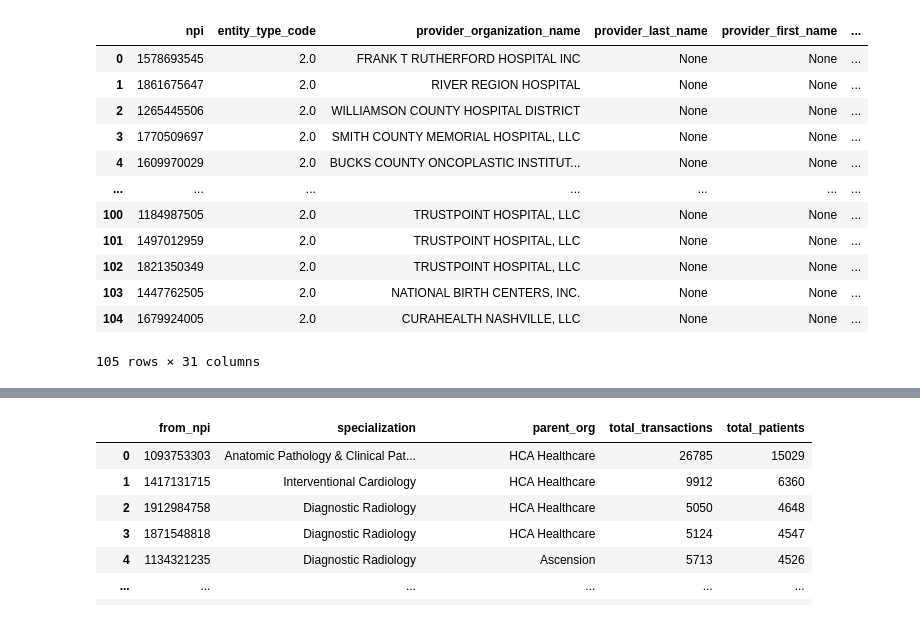
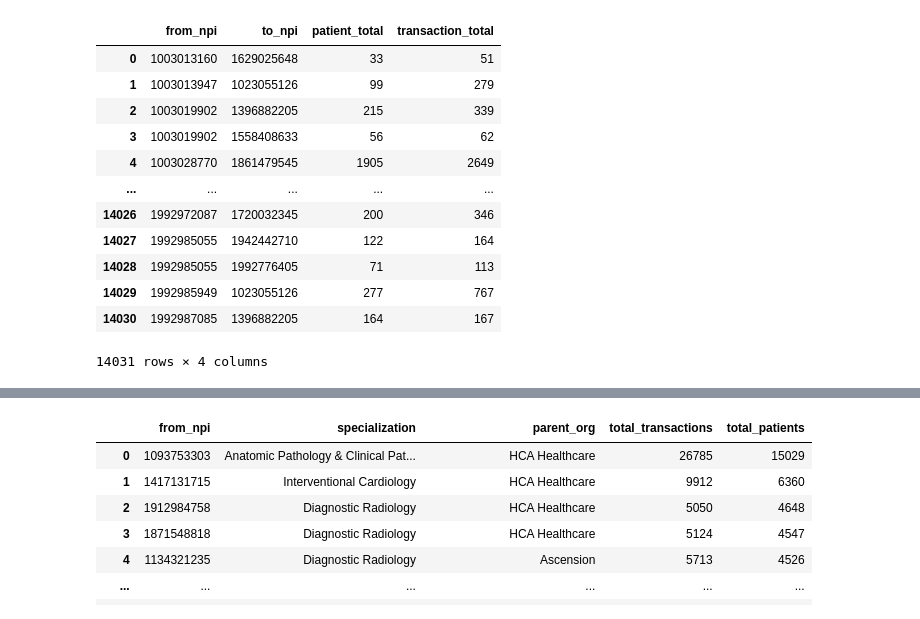
Before and after one commit to nss-data-science-cohort-6/hop_team-the-hindenburgs, a Jupyter notebook: notebooks/hop_team_exploration.ipynb, the cells around one changed output, grey strips where cells are left out. Cells and saved outputs as stored; diff of their text form; code cells hidden in the pictures.

```diff
--- a/notebooks/hop_team_exploration.ipynb
+++ b/notebooks/hop_team_exploration.ipynb
@@ -33,0 +39,15 @@ test_sqlite
+# %%
+var = tuple(hospitals['npi'].tolist())
+
+query =f"""
+SELECT DISTINCT organization_name
+FROM hop_teaming ht
+INNER JOIN nnpes np
+ON ht.to_npi = np.npi
+WHERE to_npi IN {var}
+"""
+
+with sqlite3.connect('../data/hop_teaming_database.sqlite') as db:
+    hop_hospitals = pd.read_sql(query, db)
+
+hop_hospitals
@@ -34,34 +72,45 @@ test_sqlite
 # %%
 query = """
-SELECT *
-FROM nnpes AS np
-INNER JOIN nucc_taxonomy AS nt
-ON np.primary_taxonomy = nt.code
-INNER JOIN zip_cbsa AS zc
-ON np.postal_code = zc.zip
-WHERE entity_type_code = 2.0
-    AND state = 'TN'
-    AND cbsa = 34980
-    AND res_ratio >= 0.5
+WITH hospitals AS (
+    SELECT DISTINCT npi
+    FROM nnpes AS np
+    INNER JOIN nucc_taxonomy AS nt
+    ON np.primary_taxonomy = nt.code
+    INNER JOIN zip_cbsa AS zc
+    ON np.postal_code = zc.zip
+    WHERE entity_type_code = 2.0
+        AND state = 'TN'
+        AND cbsa = 34980
     AND classification LIKE '%Hospital'
-    AND provider_organization_name NOT LIKE '%PAY%'
+    AND organization_name NOT LIKE '%PAY%'
+)
+SELECT
+    from_npi,
+    to_npi,
+    SUM(patient_count) AS patient_total,
+    SUM(transaction_count) AS transaction_total
+FROM hop_teaming
+WHERE to_npi IN hospitals
+GROUP BY from_npi, to_npi
 """
 
+# LIMIT 1000;
+
 with sqlite3.connect('../data/hop_teaming_database.sqlite') as db:
-    hospitals = pd.read_sql(query, db)
+    providers_to_hospitals = pd.read_sql(query, db)
 
-hospitals
+providers_to_hospitals
 # %% [output]
-|  | npi | entity_type_code | provider_organization_name | provider_last_name | provider_first_name | ... |
-| 0 | 1578693545 | 2.0 | FRANK T RUTHERFORD HOSPITAL INC | None | None | ... |
-| 1 | 1861675647 | 2.0 | RIVER REGION HOSPITAL | None | None | ... |
-| 2 | 1265445506 | 2.0 | WILLIAMSON COUNTY HOSPITAL DISTRICT | None | None | ... |
-| 3 | 1770509697 | 2.0 | SMITH COUNTY MEMORIAL HOSPITAL, LLC | None | None | ... |
-| 4 | 1609970029 | 2.0 | BUCKS COUNTY ONCOPLASTIC INSTITUT... | None | None | ... |
-| ... | ... | ... | ... | ... | ... | ... |
-| 100 | 1184987505 | 2.0 | TRUSTPOINT HOSPITAL, LLC | None | None | ... |
-| 101 | 1497012959 | 2.0 | TRUSTPOINT HOSPITAL, LLC | None | None | ... |
-| 102 | 1821350349 | 2.0 | TRUSTPOINT HOSPITAL, LLC | None | None | ... |
-| 103 | 1447762505 | 2.0 | NATIONAL BIRTH CENTERS, INC. | None | None | ... |
-| 104 | 1679924005 | 2.0 | CURAHEALTH NASHVILLE, LLC | None | None | ... |
+|  | from_npi | to_npi | patient_total | transaction_total |
+| 0 | 1003013160 | 1629025648 | 33 | 51 |
+| 1 | 1003013947 | 1023055126 | 99 | 279 |
+| 2 | 1003019902 | 1396882205 | 215 | 339 |
+| 3 | 1003019902 | 1558408633 | 56 | 62 |
+| 4 | 1003028770 | 1861479545 | 1905 | 2649 |
+| ... | ... | ... | ... | ... |
+| 14026 | 1992972087 | 1720032345 | 200 | 346 |
+| 14027 | 1992985055 | 1942442710 | 122 | 164 |
+| 14028 | 1992985055 | 1992776405 | 71 | 113 |
+| 14029 | 1992985949 | 1023055126 | 277 | 767 |
+| 14030 | 1992987085 | 1396882205 | 164 | 167 |
-105 rows × 31 columns
+14031 rows × 4 columns
```
Also changed, not shown: parts of 19 cells of this notebook, 1 other file.
